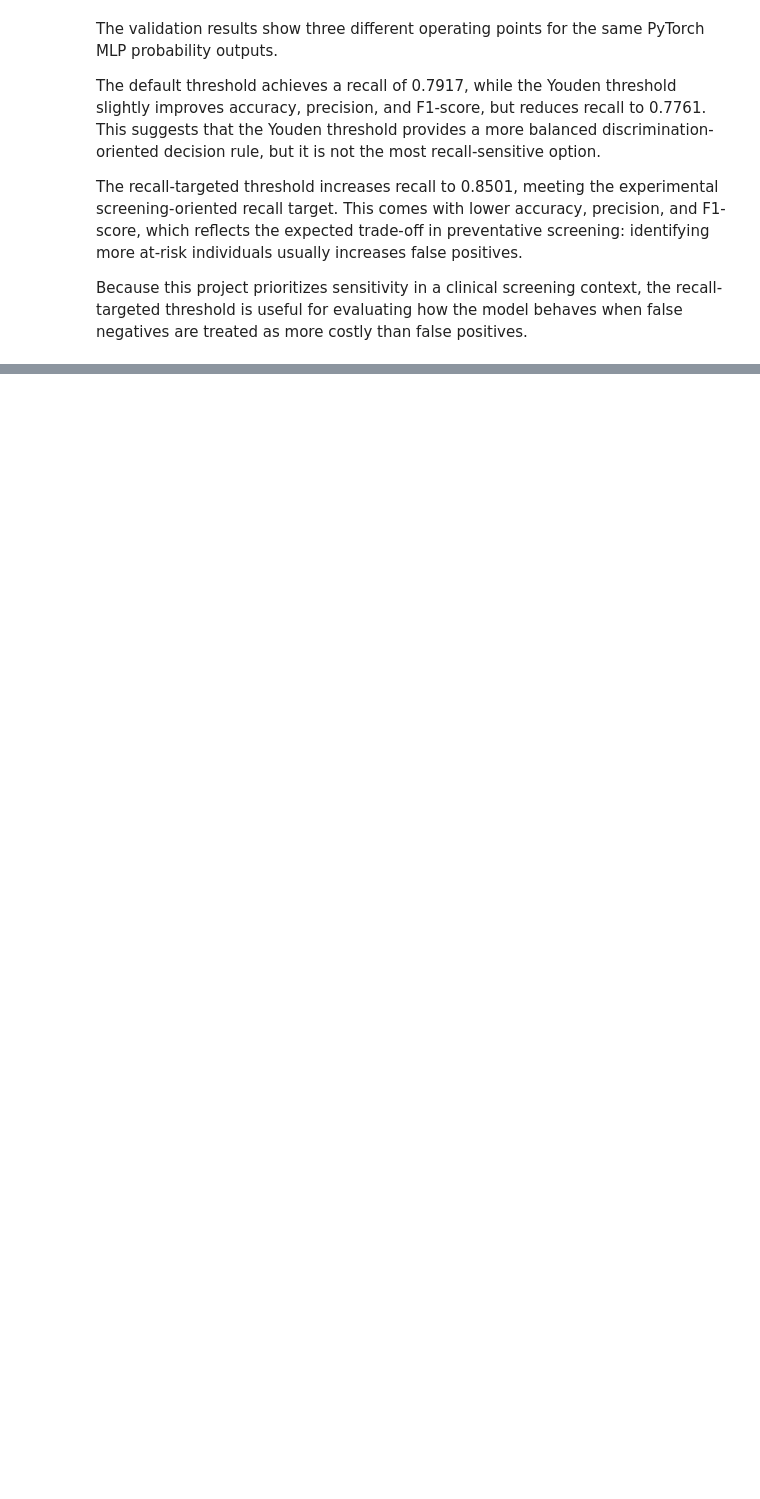
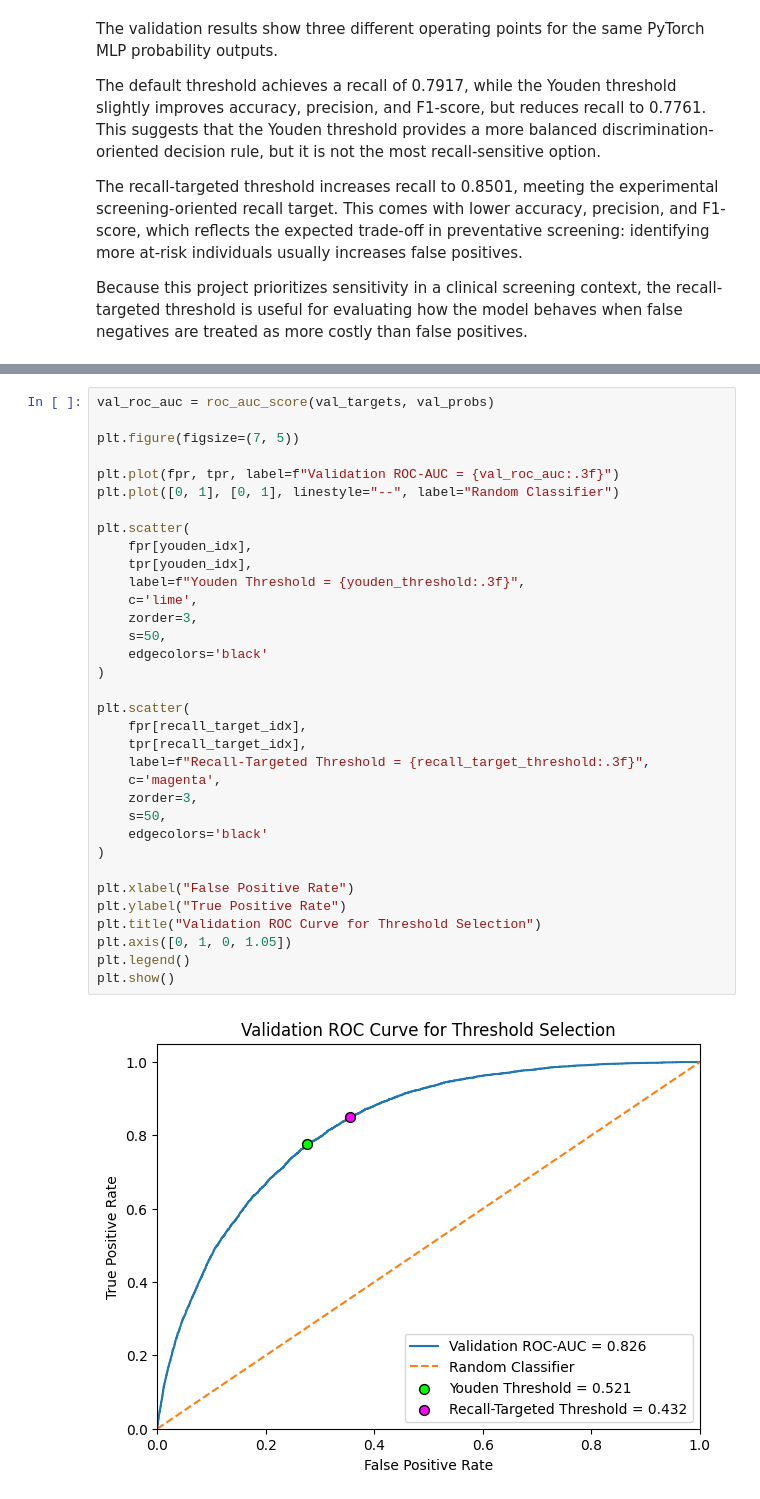
Before and after one commit to jayjay0317/diabetes-risk-reliability-pytorch, a Jupyter notebook: notebooks/03_pytorch_mlp_training.ipynb, the cells around one changed output, grey strips where cells are left out. Cells and saved outputs as stored; diff of their text form; blank space fills up the shorter version.

Commit message:
Add validation threshold analysis

```diff
--- a/notebooks/03_pytorch_mlp_training.ipynb
+++ b/notebooks/03_pytorch_mlp_training.ipynb
@@ -651,0 +672,36 @@ Because this project prioritizes sensitivity in a clinical screening context, th
+# %%
+val_roc_auc = roc_auc_score(val_targets, val_probs)
+
+plt.figure(figsize=(7, 5))
+
+plt.plot(fpr, tpr, label=f"Validation ROC-AUC = {val_roc_auc:.3f}")
+plt.plot([0, 1], [0, 1], linestyle="--", label="Random Classifier")
+
+plt.scatter(
+    fpr[youden_idx],
+    tpr[youden_idx],
+    label=f"Youden Threshold = {youden_threshold:.3f}",
+    c='lime',
+    zorder=3,
+    s=50,
+    edgecolors='black'
+)
+
+plt.scatter(
+    fpr[recall_target_idx],
+    tpr[recall_target_idx],
+    label=f"Recall-Targeted Threshold = {recall_target_threshold:.3f}",
+    c='magenta',
+    zorder=3,
+    s=50,
+    edgecolors='black'
+)
+
+plt.xlabel("False Positive Rate")
+plt.ylabel("True Positive Rate")
+plt.title("Validation ROC Curve for Threshold Selection")
+plt.axis([0, 1, 0, 1.05])
+plt.legend()
+plt.show()
+# %% [output]
+[figure, added]
```
Also changed, not shown: parts of 3 cells of this notebook.
